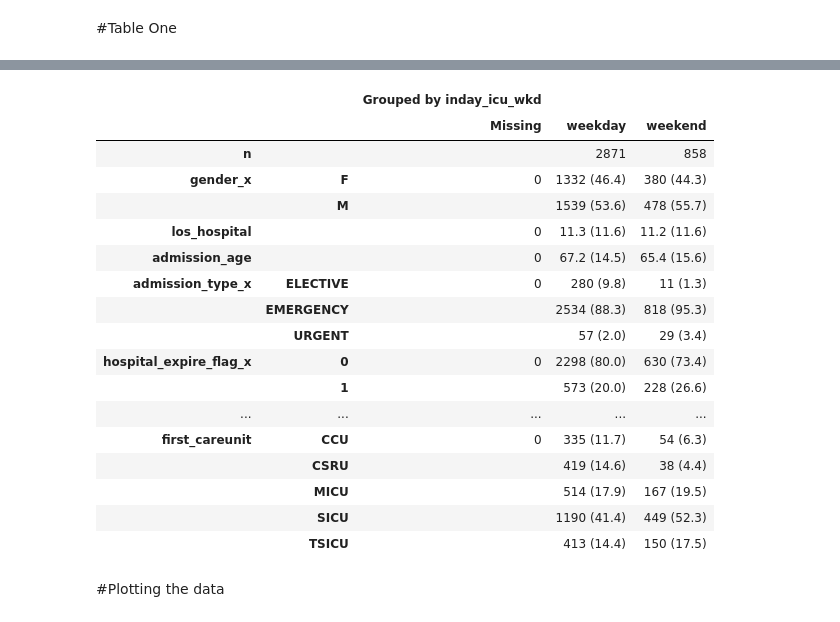
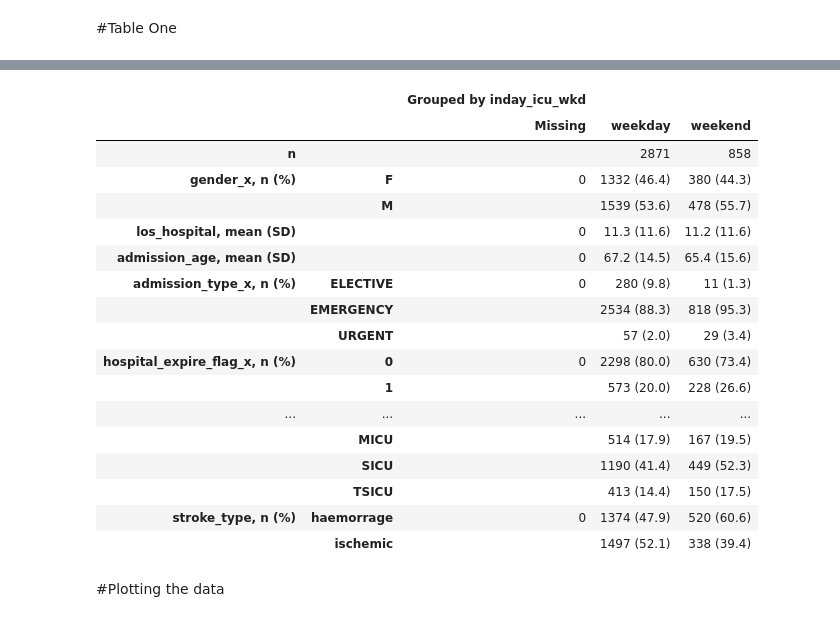
Before and after one commit to the-moose-machine/medical, a Jupyter notebook: WeekendStrokeMortality_accurate.ipynb, the cells around one changed output, grey strips where cells are left out. Saved outputs shown, nothing was run; the diff lists cells and outputs as text; code cells hidden in the pictures.

```diff
--- a/WeekendStrokeMortality_accurate.ipynb
+++ b/WeekendStrokeMortality_accurate.ipynb
@@ -435,6 +435,11 @@ data4['inday_icu_wkd'].value_counts()
 weekday    2871
 weekend     858
 Name: inday_icu_wkd, dtype: int64
+# %%
+#Create a new column consisting of the first 3 characters of the ICD9 code as an integer
+data4['icd9_num'] = data4.icd9_code.str[:3].astype(int)
+#Create a new column that identifies the type of stroke
+data4['stroke_type'] = np.where(data4.icd9_num <= 432, 'haemorrage','ischemic')
 # %% [markdown]
 #Table One
 # %%
@@ -473,36 +478,36 @@ t.tableone
 |  | weekend |  |  |  | 411 (100.0) | 447 (100.0) |  |  |  |
 # %%
 columns = ['gender_x', 'los_hospital', 'admission_age', 'admission_type_x', 'hospital_expire_flag_x',
-           'los_icu','icustay_expire_flag', 'oasis', 'oasis_prob', 'first_careunit']
+           'los_icu','icustay_expire_flag', 'oasis', 'oasis_prob', 'first_careunit', 'stroke_type']
 
 groupby = 'inday_icu_wkd'
 
 pval = False
 
 categorical = ['gender_x','admission_type_x','hospital_expire_flag_x','icustay_expire_flag',
-               'first_careunit']
+               'first_careunit', 'stroke_type']
 
 t = TableOne(data4, columns=columns, categorical=categorical, groupby=groupby, pval=pval)
 t.tableone
 # %% [output]
 |  |  | Grouped by inday_icu_wkd |  |  |
 |  |  | Missing | weekday | weekend |
 | n |  |  | 2871 | 858 |
-| gender_x | F | 0 | 1332 (46.4) | 380 (44.3) |
+| gender_x, n (%) | F | 0 | 1332 (46.4) | 380 (44.3) |
 |  | M |  | 1539 (53.6) | 478 (55.7) |
-| los_hospital |  | 0 | 11.3 (11.6) | 11.2 (11.6) |
-| admission_age |  | 0 | 67.2 (14.5) | 65.4 (15.6) |
-| admission_type_x | ELECTIVE | 0 | 280 (9.8) | 11 (1.3) |
+| los_hospital, mean (SD) |  | 0 | 11.3 (11.6) | 11.2 (11.6) |
+| admission_age, mean (SD) |  | 0 | 67.2 (14.5) | 65.4 (15.6) |
+| admission_type_x, n (%) | ELECTIVE | 0 | 280 (9.8) | 11 (1.3) |
 |  | EMERGENCY |  | 2534 (88.3) | 818 (95.3) |
 |  | URGENT |  | 57 (2.0) | 29 (3.4) |
-| hospital_expire_flag_x | 0 | 0 | 2298 (80.0) | 630 (73.4) |
+| hospital_expire_flag_x, n (%) | 0 | 0 | 2298 (80.0) | 630 (73.4) |
 |  | 1 |  | 573 (20.0) | 228 (26.6) |
 | ... | ... | ... | ... | ... |
-| first_careunit | CCU | 0 | 335 (11.7) | 54 (6.3) |
-|  | CSRU |  | 419 (14.6) | 38 (4.4) |
 |  | MICU |  | 514 (17.9) | 167 (19.5) |
 |  | SICU |  | 1190 (41.4) | 449 (52.3) |
 |  | TSICU |  | 413 (14.4) | 150 (17.5) |
+| stroke_type, n (%) | haemorrage | 0 | 1374 (47.9) | 520 (60.6) |
+|  | ischemic |  | 1497 (52.1) | 338 (39.4) |
 # %% [markdown]
 #Plotting the data
 # %% [markdown]
```
Also changed, not shown: parts of 12 cells of this notebook.
